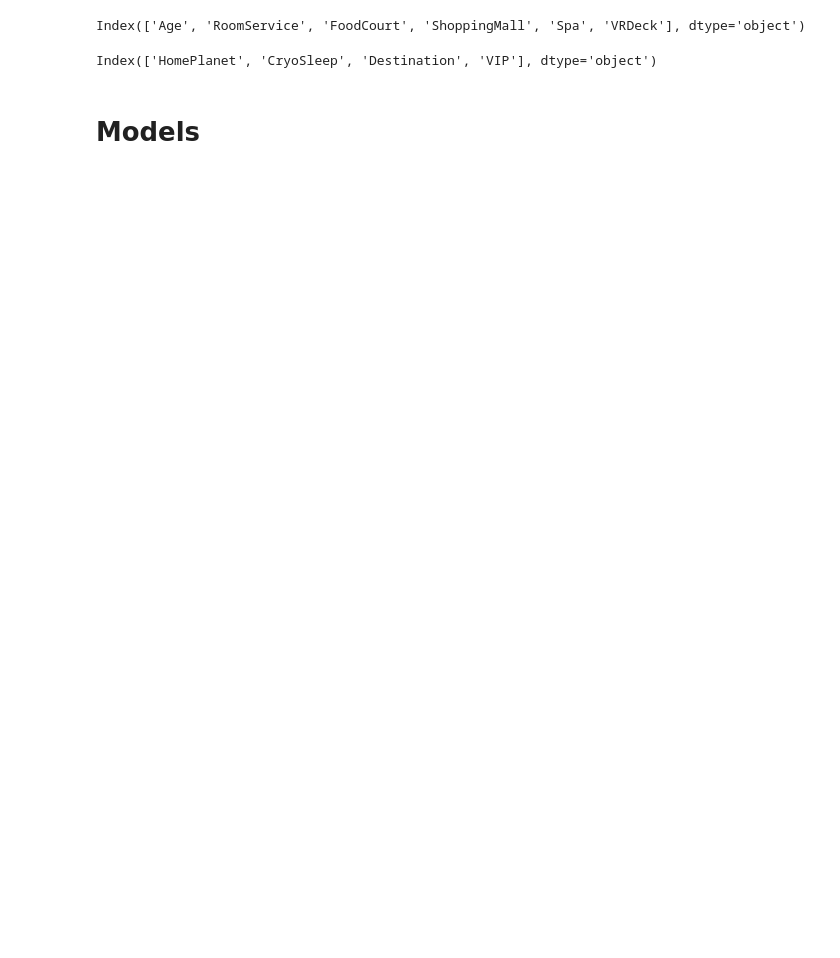
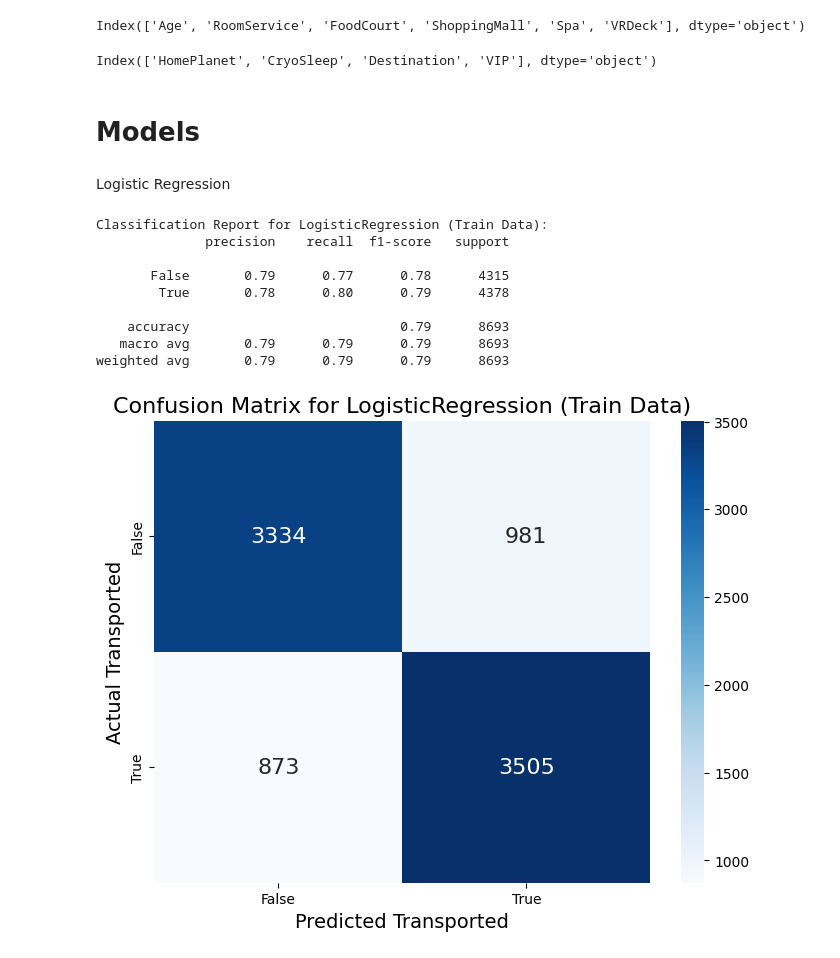
Before and after one commit to Kaggle-Challenge-Group-13/Spaceship-Titanic---Group-13, a Jupyter notebook: Kaggle_Spaceship_Challenge_Group_13.ipynb, the cells around one changed output. Cells and saved outputs as stored; diff of their text form; code cells hidden in the pictures; blank space fills up the shorter version.

```diff
--- a/Kaggle_Spaceship_Challenge_Group_13.ipynb
+++ b/Kaggle_Spaceship_Challenge_Group_13.ipynb
@@ -353 +354,31 @@ def plot_permutation_importance(model, X_train, y_train, df, titlle):
   plt.show()
+# %% [markdown]
+Logistic Regression
+# %%
+# Define the model
+model = LogisticRegression(max_iter=1000)
+
+# Create a pipeline that includes preprocessing and the model
+logistic_pipeline = Pipeline(steps=[
+    ('preprocessor', preprocessor),
+    ('model', model)
+])
+
+# Fit the model on the training data
+logistic_pipeline.fit(X_train, y_train)
+
+# Predict on the training set and evaluate
+lr_y_train_pred = logistic_pipeline.predict(X_train)
+
+evaluate_model('LogisticRegression',y_train, lr_y_train_pred, )
+# %% [output]
+Classification Report for LogisticRegression (Train Data):
+              precision    recall  f1-score   support
+
+       False       0.79      0.77      0.78      4315
+        True       0.78      0.80      0.79      4378
+
+    accuracy                           0.79      8693
+   macro avg       0.79      0.79      0.79      8693
+weighted avg       0.79      0.79      0.79      8693
+[figure, added]
```
Also changed, not shown: parts of 6 cells of this notebook.
